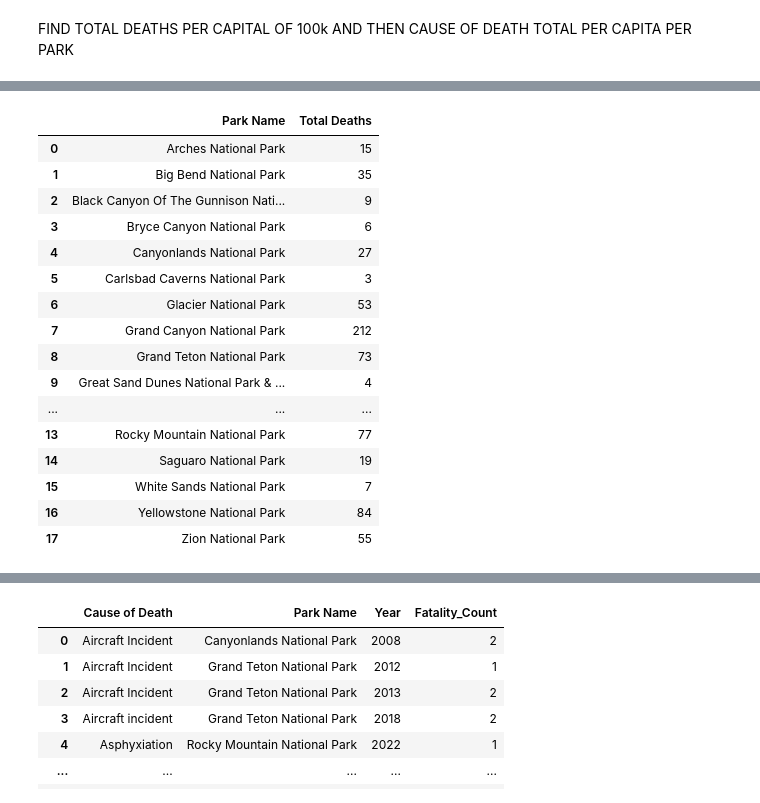
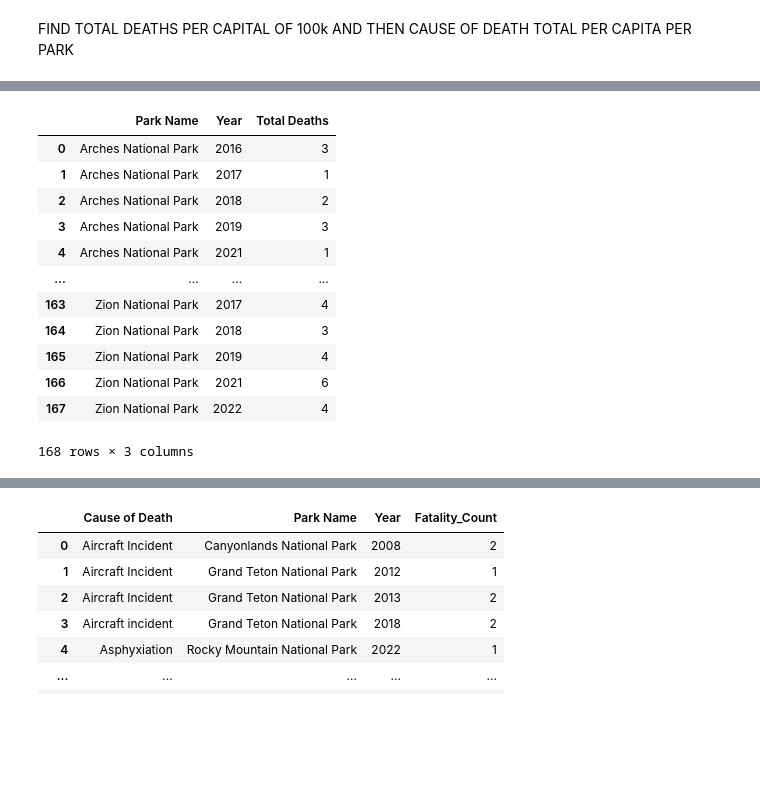
Before and after one commit to GGRAN24/Capstone_NParks, a Jupyter notebook: Capstone(a).ipynb, the cells around one changed output, grey strips where cells are left out. Saved outputs shown, nothing was run; the diff lists cells and outputs as text; code cells hidden in the pictures; blank space fills up the shorter version.

```diff
--- a/Capstone(a).ipynb
+++ b/Capstone(a).ipynb
@@ -575,21 +566,17 @@ deaths_population.head()
 # %%
-Total_deaths=deaths_population.groupby('Park Name')['Outcome'].count().reset_index().rename(columns={'Outcome':'Total Deaths'})
+Total_deaths=deaths_population.groupby(['Park Name','Year'])['Outcome'].count().reset_index().rename(columns={'Outcome':'Total Deaths'})
 Total_deaths
 # %% [output]
-|  | Park Name | Total Deaths |
-| 0 | Arches National Park | 15 |
-| 1 | Big Bend National Park | 35 |
-| 2 | Black Canyon Of The Gunnison Nati... | 9 |
-| 3 | Bryce Canyon National Park | 6 |
-| 4 | Canyonlands National Park | 27 |
-| 5 | Carlsbad Caverns National Park | 3 |
-| 6 | Glacier National Park | 53 |
-| 7 | Grand Canyon National Park | 212 |
-| 8 | Grand Teton National Park | 73 |
-| 9 | Great Sand Dunes National Park & ... | 4 |
-| ... | ... | ... |
-| 13 | Rocky Mountain National Park | 77 |
-| 14 | Saguaro National Park | 19 |
-| 15 | White Sands National Park | 7 |
-| 16 | Yellowstone National Park | 84 |
-| 17 | Zion National Park | 55 |
+|  | Park Name | Year | Total Deaths |
+| 0 | Arches National Park | 2016 | 3 |
+| 1 | Arches National Park | 2017 | 1 |
+| 2 | Arches National Park | 2018 | 2 |
+| 3 | Arches National Park | 2019 | 3 |
+| 4 | Arches National Park | 2021 | 1 |
+| ... | ... | ... | ... |
+| 163 | Zion National Park | 2017 | 4 |
+| 164 | Zion National Park | 2018 | 3 |
+| 165 | Zion National Park | 2019 | 4 |
+| 166 | Zion National Park | 2021 | 6 |
+| 167 | Zion National Park | 2022 | 4 |
+168 rows × 3 columns
```
Also changed, not shown: parts of 13 cells of this notebook.
